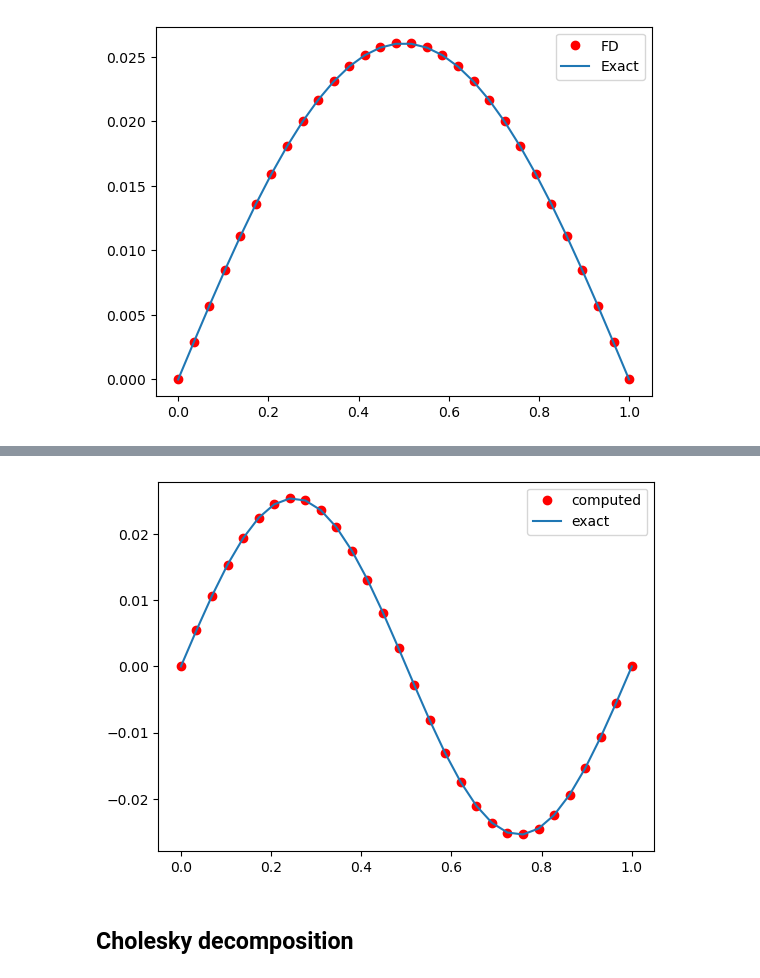
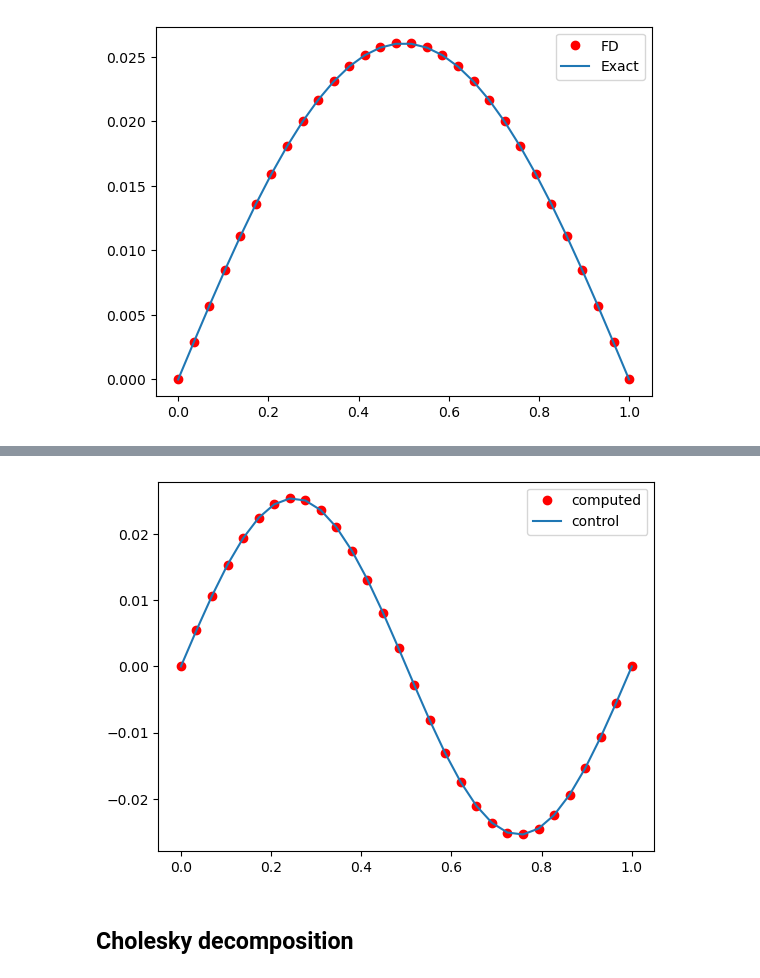
Before and after one commit to arielsboiardi/numerical_analysis_2024-2025, a Jupyter notebook: material/20241030-AB-Es_Direct_methods.ipynb, the cells around one changed output, grey strips where cells are left out. Drawn from its saved outputs; the diff is of its cells as text; code cells hidden in the pictures.

```diff
--- a/material/20241030-AB-Es_Direct_methods.ipynb
+++ b/material/20241030-AB-Es_Direct_methods.ipynb
@@ -239,19 +287,19 @@ plot(x,u_ex,label='exact')
 # %%
 # try to compute the solution u for difference forcing term and compare with the
 # exact solution without recomputing the LU decompostion
 
-f = sin(2*pi*x)
+f2 = sin(2*pi*x)
 
-w = L_solve(L,f)
+w = L_solve(L,f2)
 u = U_solve(U,w)
 
-u_ex = linalg.solve(A, f)
+u_control = linalg.solve(A, f2)
 
 plot(x,u,'ro',label='computed')
-plot(x,u_ex,label='exact')
+plot(x,u_control,label='control')
 _=legend()
 # %% [output]
-[figure, old version]
+[figure, new version]
 # %% [markdown]
 ## Cholesky decomposition
 # %% [markdown]
```
Also changed, not shown: parts of 22 cells of this notebook.
